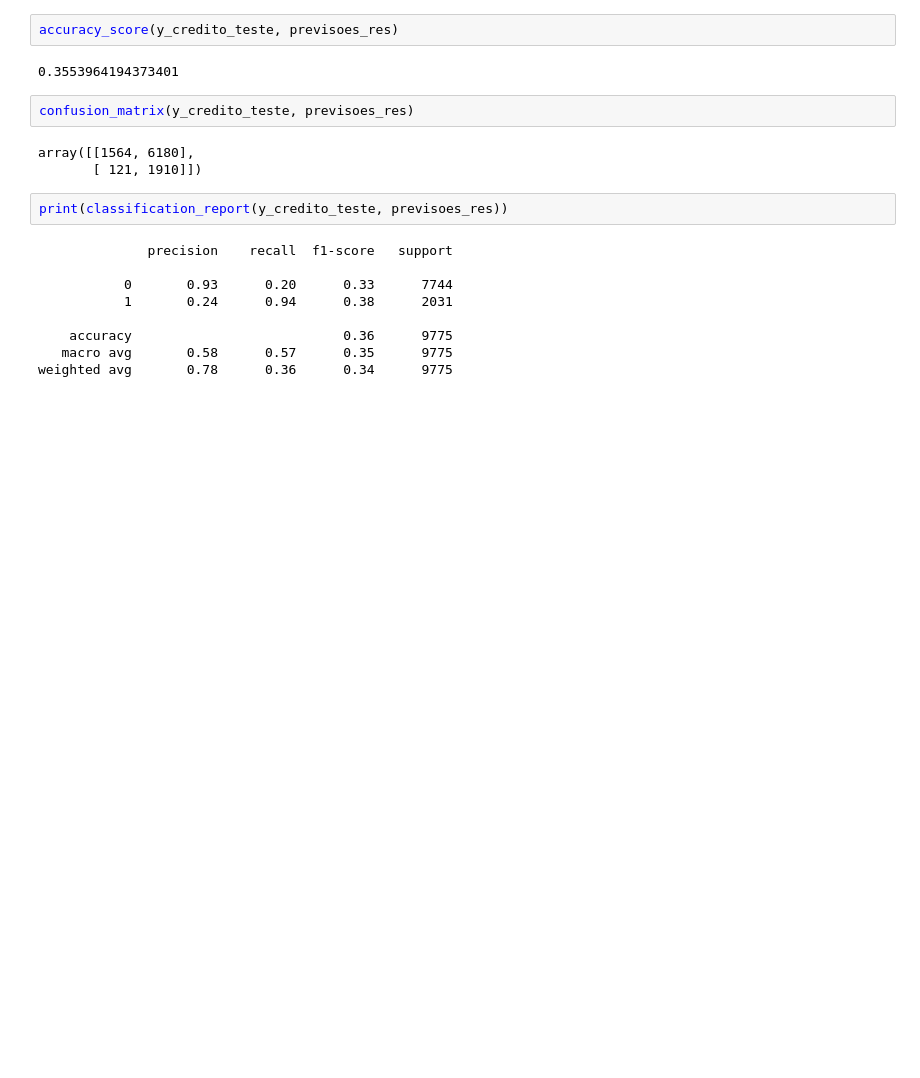
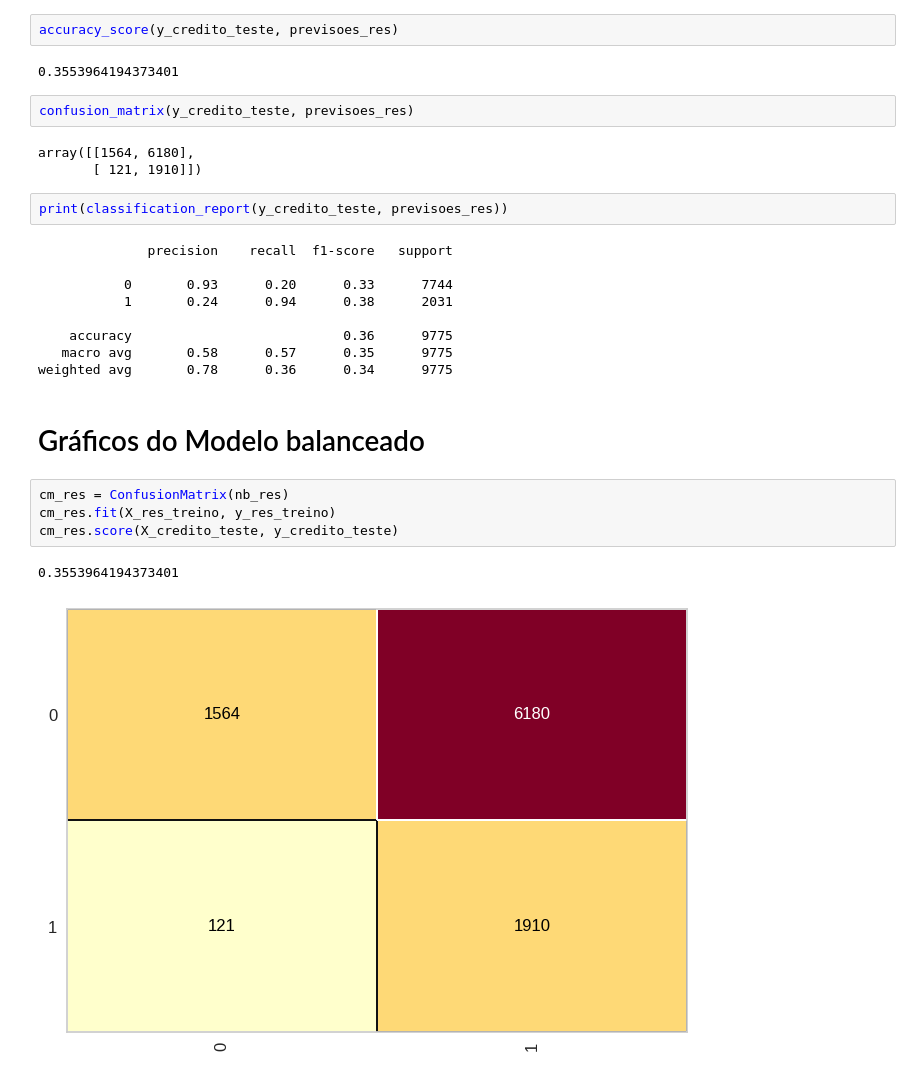
Before and after one commit to pzoliveira/DSNaiveBayes, a Jupyter notebook: DSNaiveBayes.ipynb, the cells around one changed output. Drawn from its saved outputs; the diff is of its cells as text; blank space fills up the shorter version.

Commit message:
Graphics of the balanced Model

```diff
--- a/DSNaiveBayes.ipynb
+++ b/DSNaiveBayes.ipynb
@@ -144,3 +144,12 @@ print(classification_report(y_credito_teste, previsoes_res))
     accuracy                           0.36      9775
    macro avg       0.58      0.57      0.35      9775
 weighted avg       0.78      0.36      0.34      9775
+# %% [markdown]
+# Gráficos do Modelo balanceado
+# %%
+cm_res = ConfusionMatrix(nb_res)
+cm_res.fit(X_res_treino, y_res_treino)
+cm_res.score(X_credito_teste, y_credito_teste)
+# %% [output]
+0.3553964194373401
+[figure, added]
```
